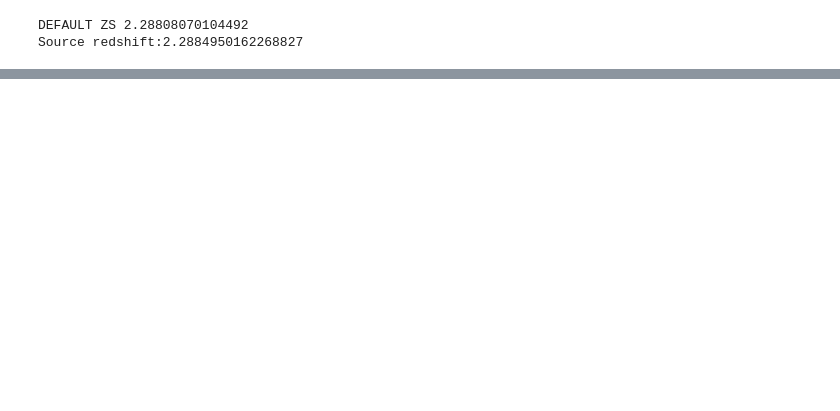
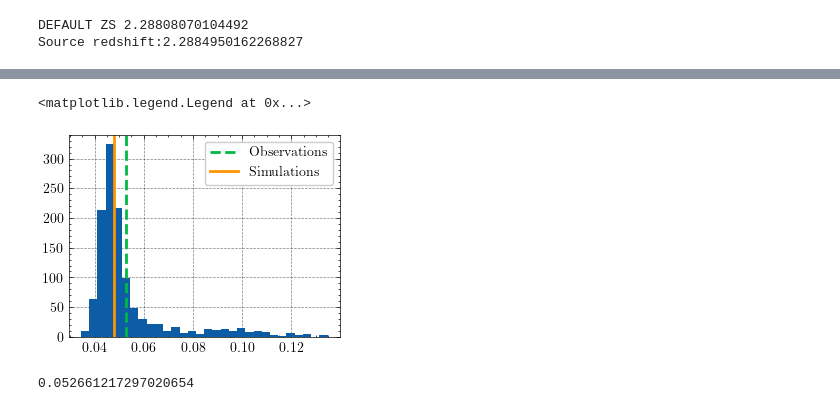
Before and after one commit to davidharvey1986/ml_a2744, a Jupyter notebook: notebooks/how_correlated_are_models.ipynb, the cells around one changed output, grey strips where cells are left out. Drawn from its saved outputs; the diff is of its cells as text; code cells hidden in the pictures; blank space fills up the shorter version.

```diff
--- a/notebooks/how_correlated_are_models.ipynb
+++ b/notebooks/how_correlated_are_models.ipynb
@@ -118,0 +319,29 @@ Text(0, 0.5, 'True Error / Standard Deviation')
+# %%
+ax = plt.gca()
+dataset = 'darkskies_cdm.pkl'
+
+single_cluster_variances = np.array([
+    return_error_in_mean(
+        errors[:,i],
+        central_value=0)
+        for i in range(errors.shape[1])
+])
+
+
+ax.hist(single_cluster_variances,bins=30)
+
+models, prob, probnoise = pkl.load(open("pickles/model_on_data.pkl","rb"))
+obs = return_error_in_mean(prob['concat'])
+lims = ax.get_ylim()
+ax.plot([obs,obs],[0,lims[1]*1.1],'--', label='Observations', lw=2)
+ax.plot([np.median(single_cluster_variances)]*2,[0,lims[1]*1.1],'-', label='Simulations', lw=2)
+ax.set_ylim(lims)
+ax.legend()
+#plt.ylim(0,8)
+# %% [output]
+<matplotlib.legend.Legend at 0x...>
+[figure, added]
+# %%
+obs
+# %% [output]
+0.052661217297020654
```
Also changed, not shown: parts of 9 cells of this notebook, 1 other file.
